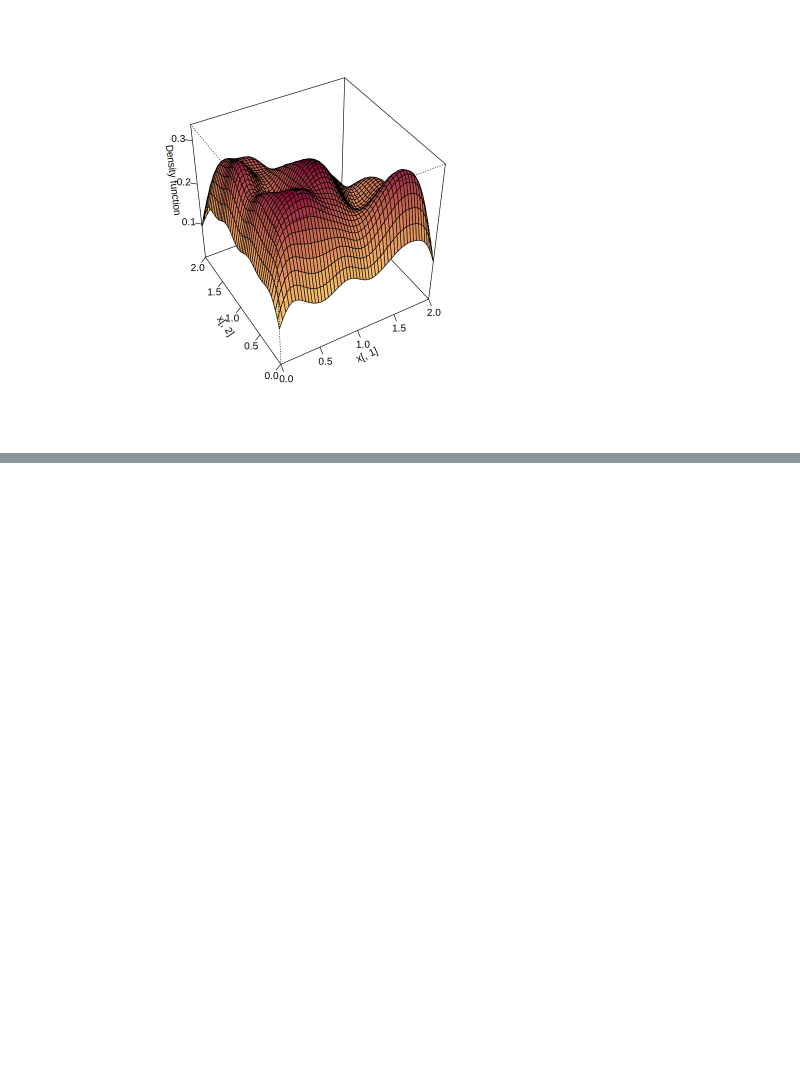
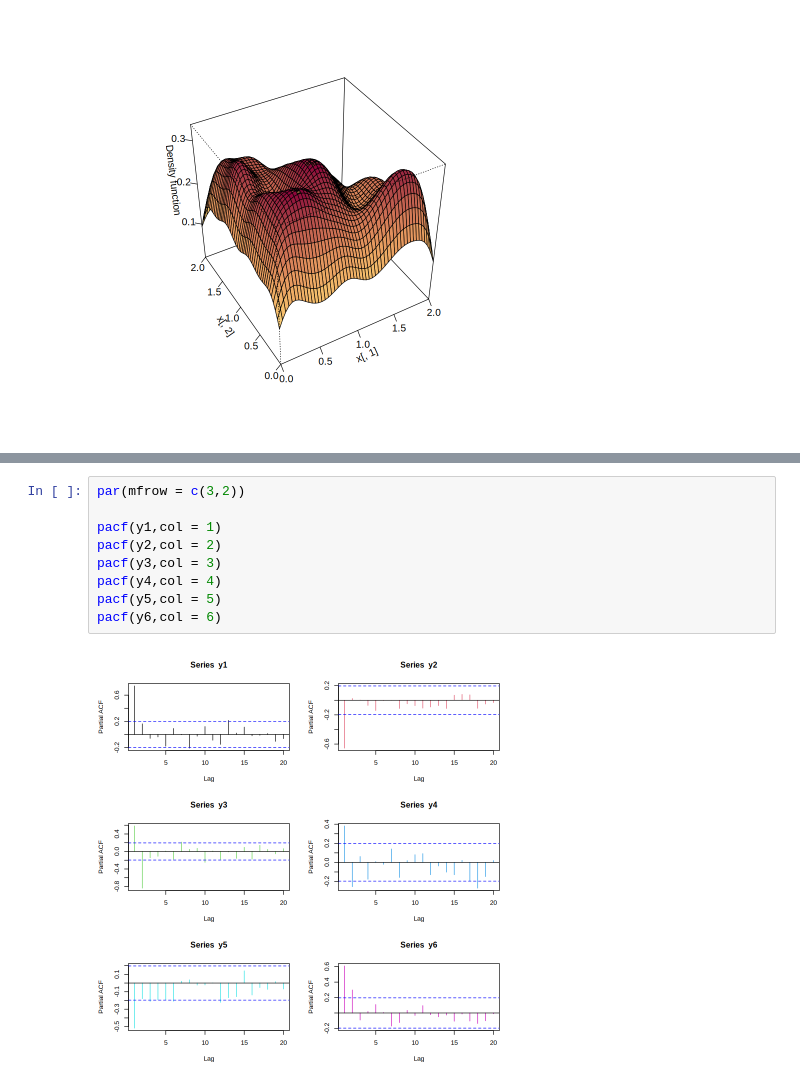
Before and after one commit to Nicolas-Bernal/Simulacion-Estadistica, a Jupyter notebook: Segundo Corte/00_Taller.ipynb, the cells around one changed output, grey strips where cells are left out. Cells and saved outputs as stored; diff of their text form; blank space fills up the shorter version.

```diff
--- a/Segundo Corte/00_Taller.ipynb
+++ b/Segundo Corte/00_Taller.ipynb
@@ -149,0 +183,11 @@ plot(fhat, display = "persp")
+# %%
+par(mfrow = c(3,2))
+
+pacf(y1,col = 1)
+pacf(y2,col = 2)
+pacf(y3,col = 3)
+pacf(y4,col = 4)
+pacf(y5,col = 5)
+pacf(y6,col = 6)
+# %% [output]
+[figure, added]
```
Also changed, not shown: parts of 11 cells of this notebook.
